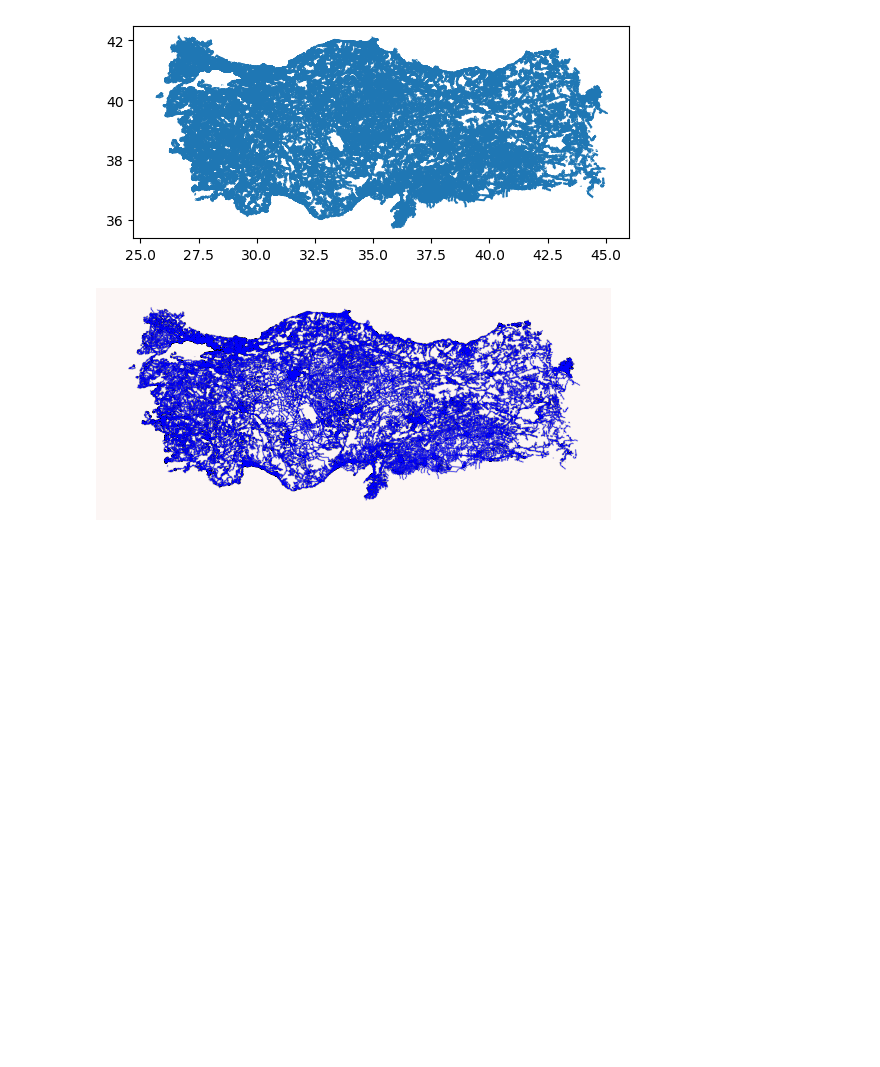
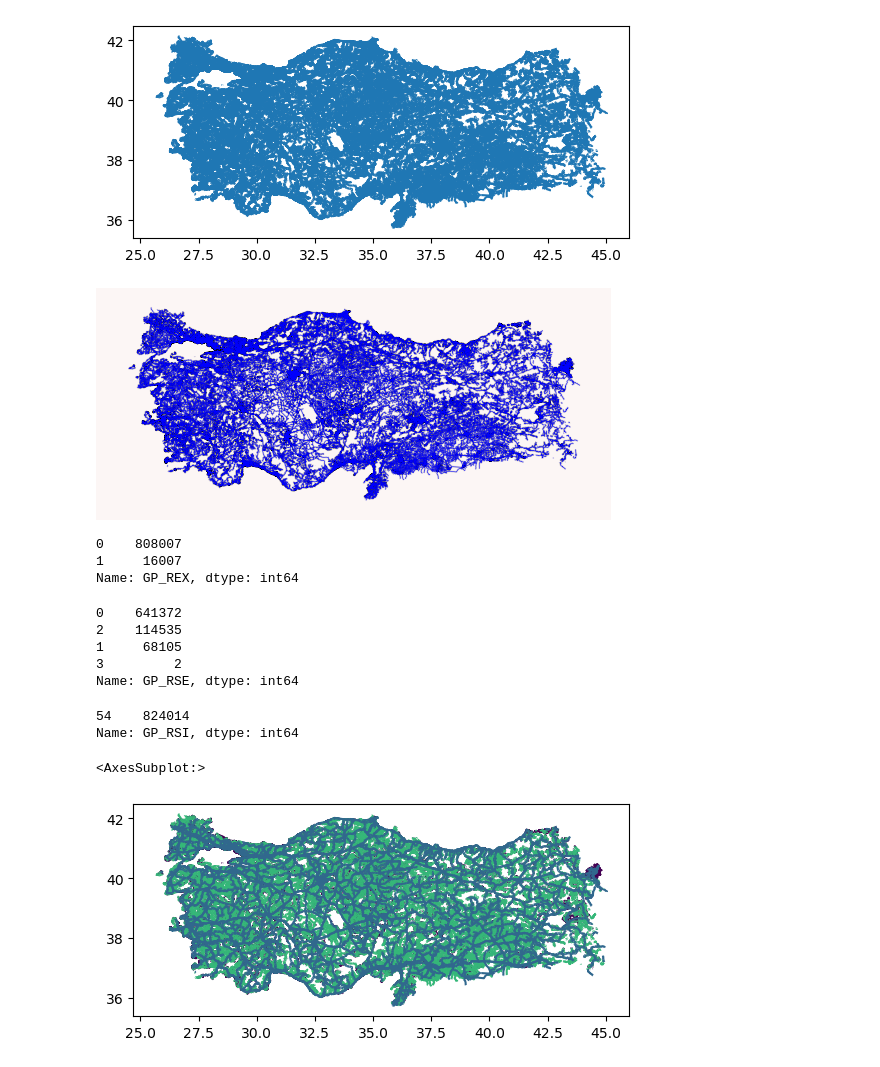
Before and after one commit to mandywai/Turkey_map, a Jupyter notebook: Roadmap.ipynb, the cells around one changed output. Drawn from its saved outputs; the diff is of its cells as text; code cells hidden in the pictures; blank space fills up the shorter version.

```diff
--- a/Roadmap.ipynb
+++ b/Roadmap.ipynb
@@ -93,3 +71,27 @@ ax.axis('off')
 plt.show()
 # %% [output]
 [figure]
+# %%
+turkey['GP_REX'].value_counts()
+# %% [output]
+0    808007
+1     16007
+Name: GP_REX, dtype: int64
+# %%
+turkey['GP_RSE'].value_counts()
+# %% [output]
+0    641372
+2    114535
+1     68105
+3         2
+Name: GP_RSE, dtype: int64
+# %%
+turkey['GP_RSI'].value_counts()
+# %% [output]
+54    824014
+Name: GP_RSI, dtype: int64
+# %%
+turkey.plot(column='GP_RSE')
+# %% [output]
+<AxesSubplot:>
+[figure, added]
```
Also changed, not shown: parts of 1 cell of this notebook.
